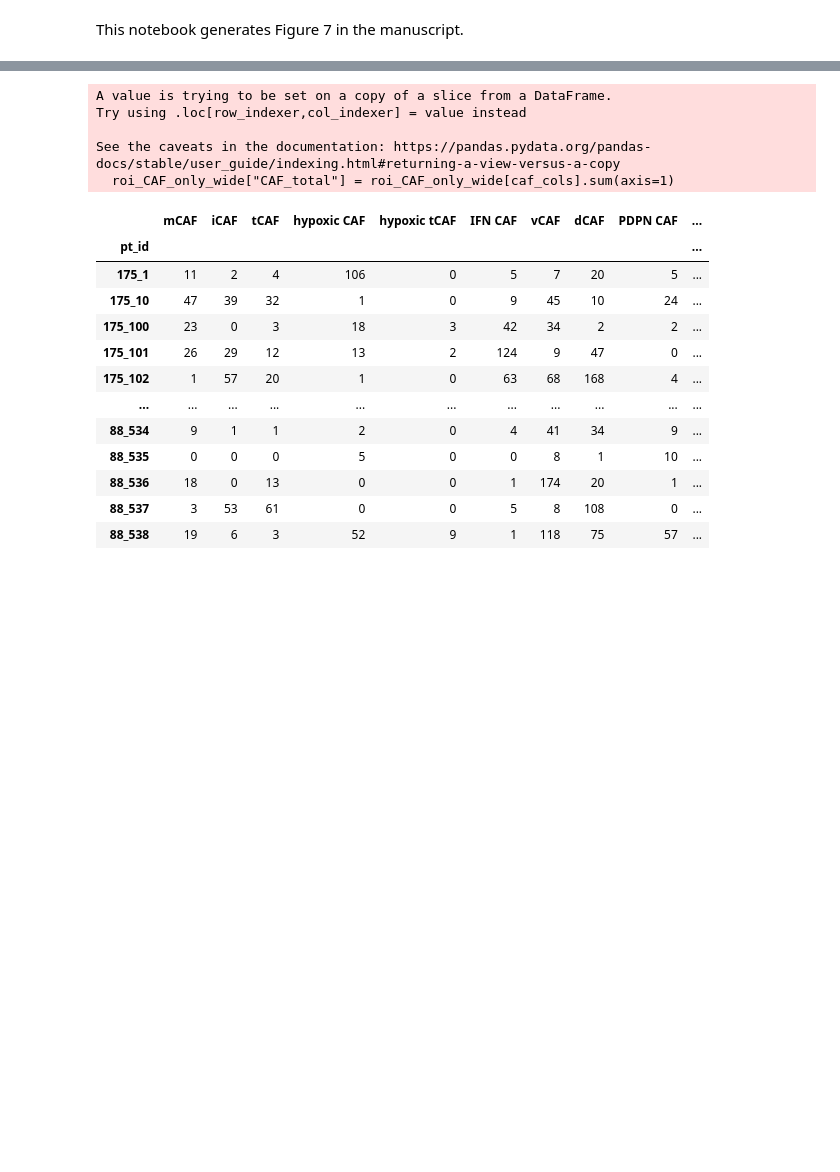
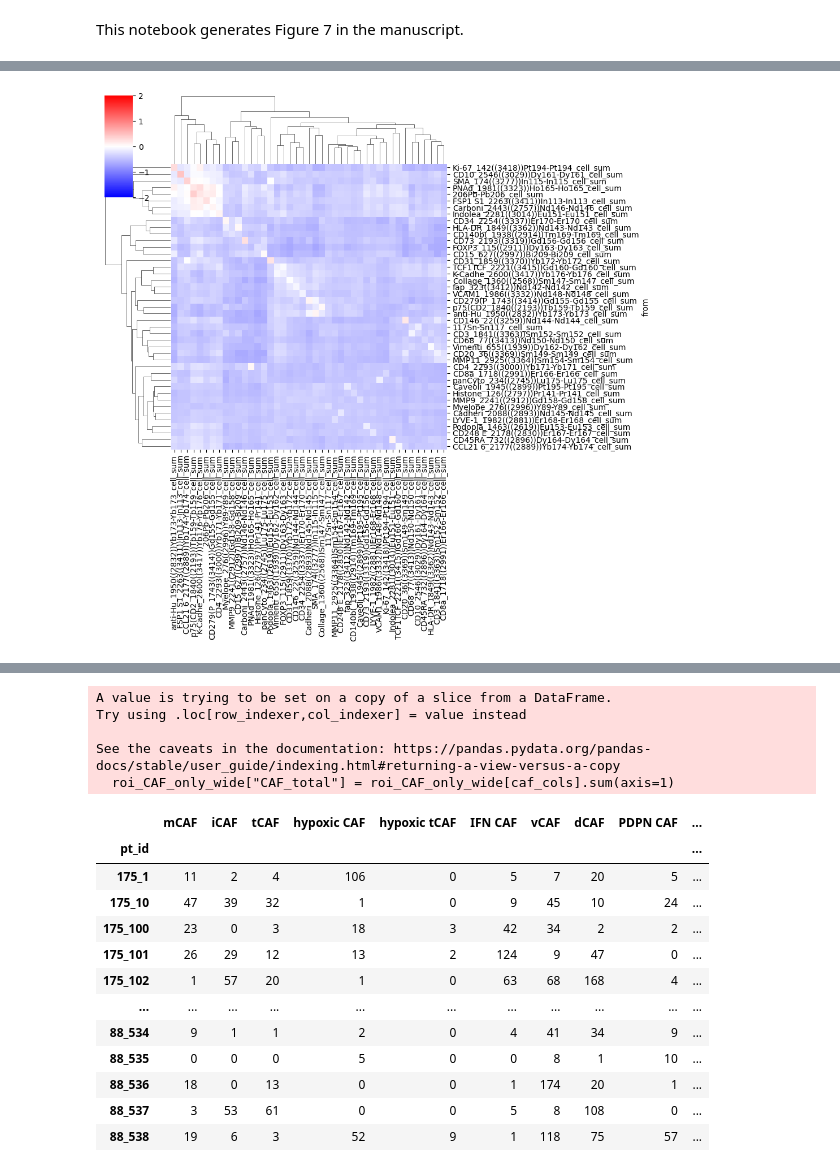
Before and after one commit to QBRC/multiTAP, a Jupyter notebook: notebooks/figure7.ipynb, the cells around one changed output, grey strips where cells are left out. Drawn from its saved outputs; the diff is of its cells as text; code cells hidden in the pictures; blank space fills up the shorter version.

Commit message:
fig7 cohort spatial mean

```diff
--- a/notebooks/figure7.ipynb
+++ b/notebooks/figure7.ipynb
@@ -29,0 +74,9 @@ from cytof.classes import CytofCohort
+# %%
+marker_cols = spatial_pt_df.columns[spatial_pt_df.columns.str.contains('cell_sum')]
+
+# average across patients for each cell type
+grouped_spatial = spatial_pt_df.groupby(["from"])[marker_cols].mean(numeric_only=False)
+
+# now, fill na with 0 temprary (ideally separate out in the cluster maps)
+grouped_spatial = grouped_spatial.fillna(0)
+grouped_spatial
@@ -29,0 +103,12 @@ from cytof.classes import CytofCohort
+# %%
+
+%matplotlib inline
+epsilon = 1e-6
+
+clustergrid = sns.clustermap(grouped_spatial,
+                            # clustergrid = sns.clustermap(edge_percentage_norm,
+                            center=np.log10(1 + epsilon), cmap='bwr', vmin=-2, vmax=2,
+                            xticklabels=grouped_spatial.columns, yticklabels=grouped_spatial.columns)
+plt.show()
+# %% [output]
+[figure, added]
```
Also changed, not shown: parts of 22 cells of this notebook.
